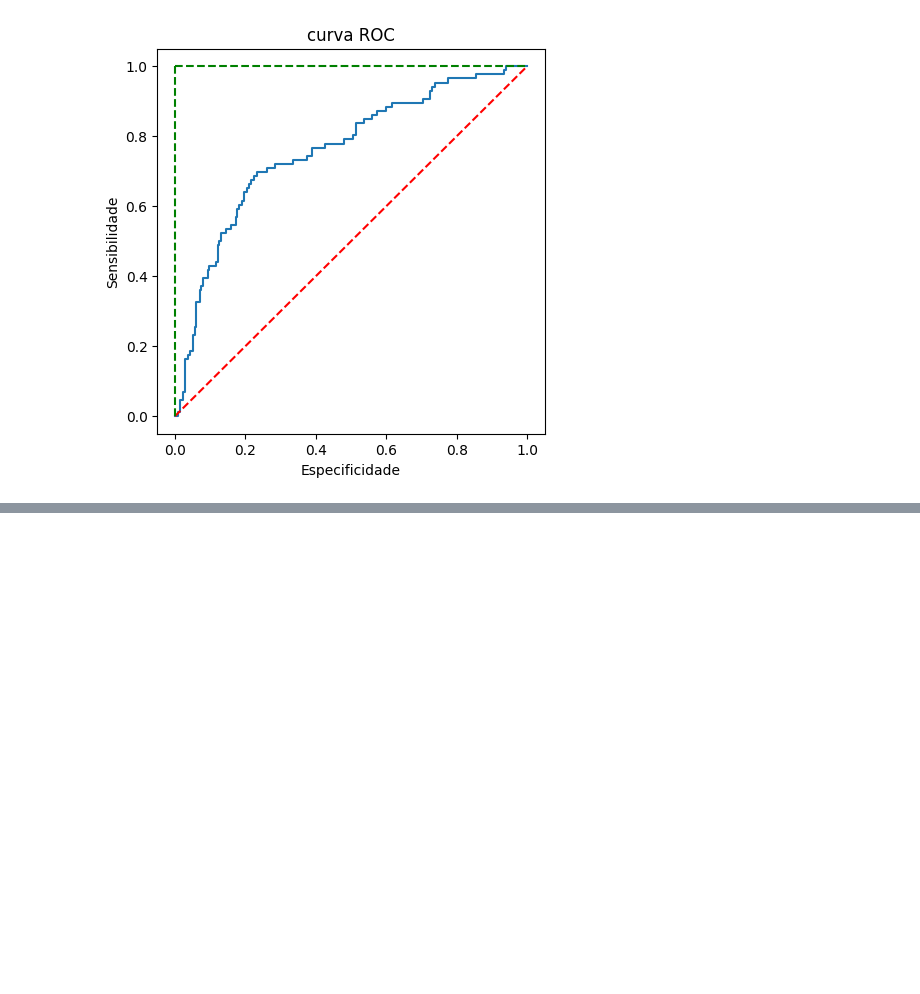
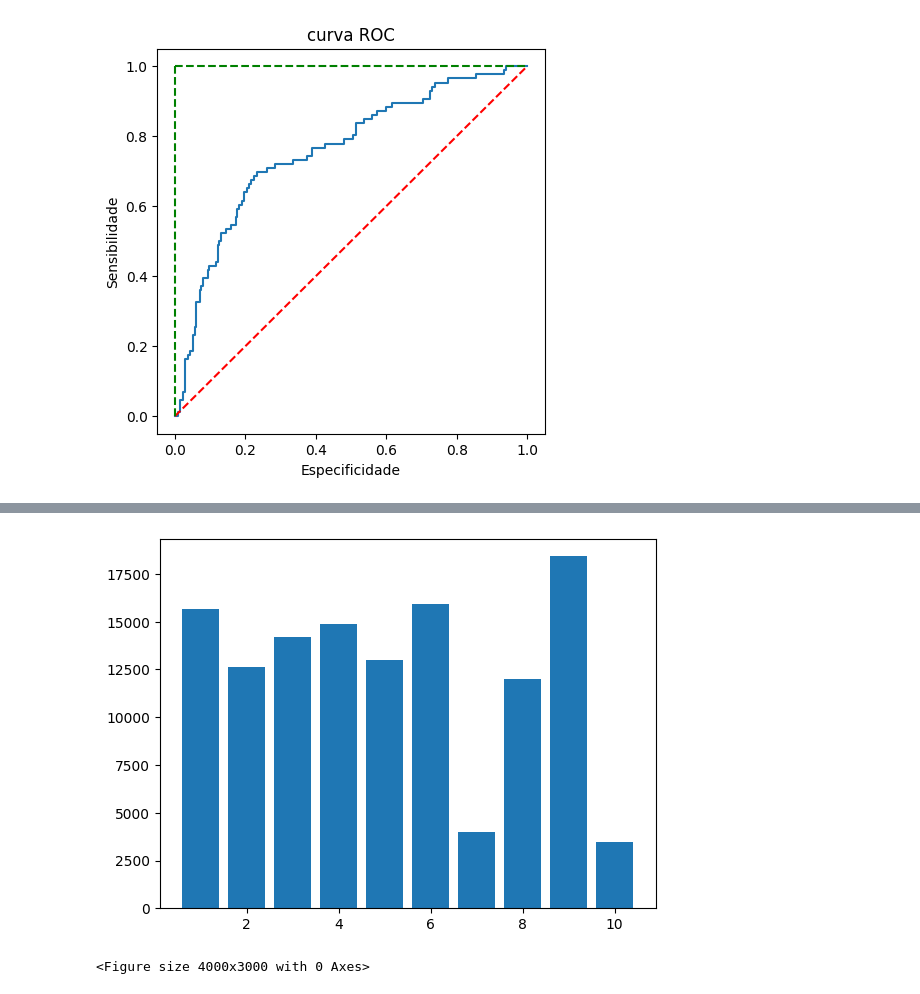
Before and after one commit to GuiHalal/Learning_Python, a Jupyter notebook: Machine Learning: Credit Scoring/Notebooks/Machine_Learning_Credit_Scoring.ipynb, the cells around one changed output, grey strips where cells are left out. Saved outputs shown, nothing was run; the diff lists cells and outputs as text; code cells hidden in the pictures; blank space fills up the shorter version.

```diff
--- a/Machine Learning: Credit Scoring/Notebooks/Machine_Learning_Credit_Scoring.ipynb
+++ b/Machine Learning: Credit Scoring/Notebooks/Machine_Learning_Credit_Scoring.ipynb
@@ -199,0 +267,11 @@ roc_auc 0.7597261464898936
+# %%
+plt.bar(dados.proposito_emprestimo, dados.valor_emprestimo)
+
+plt.xlabel=('proposito_emprestimo')
+plt.ylabel=('valor_emprestimo')
+plt.title=('proposito_emprestimo X valor_emprestimo')
+plt.figure(figsize=(40,30))
+plt.show()
+# %% [output]
+[figure, added]
+<Figure size 4000x3000 with 0 Axes>
```
Also changed, not shown: parts of 11 cells of this notebook.
